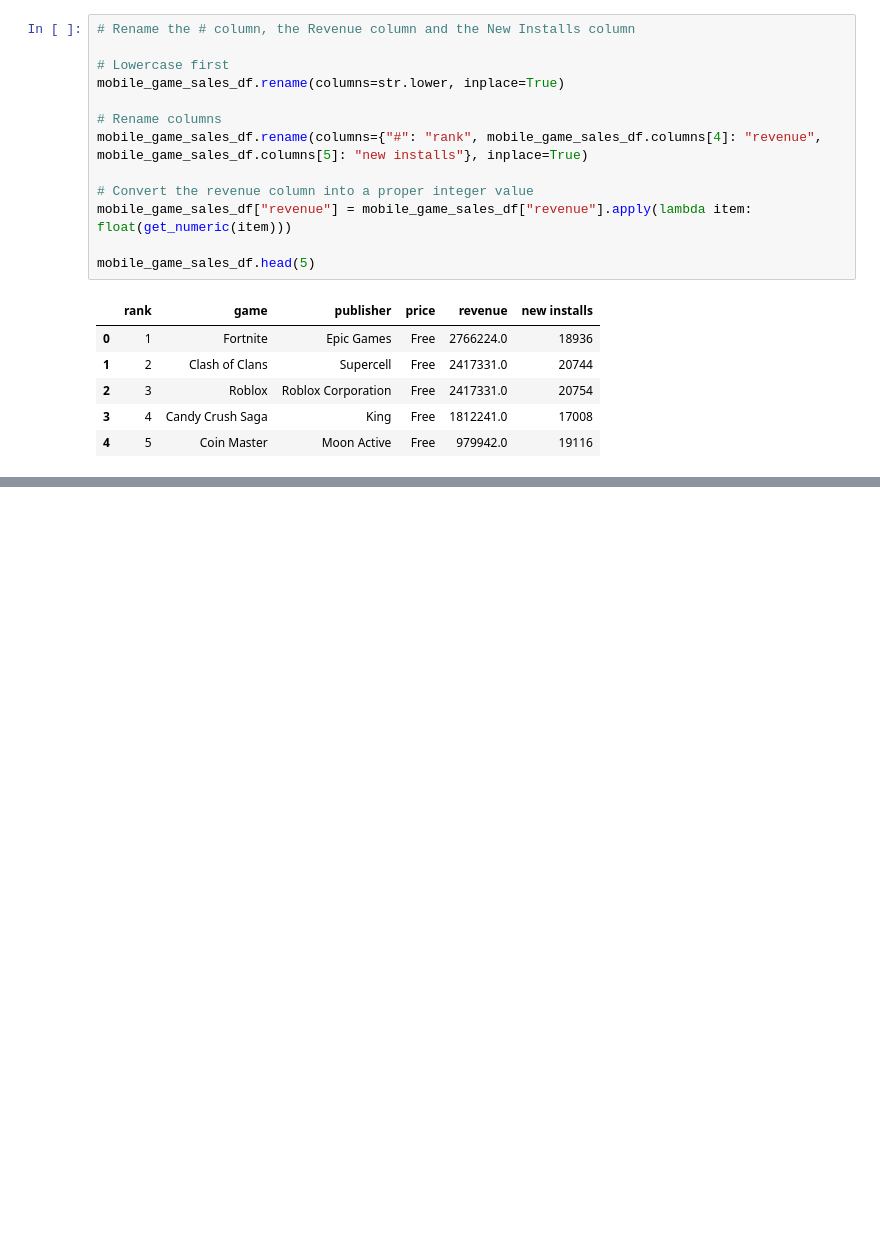
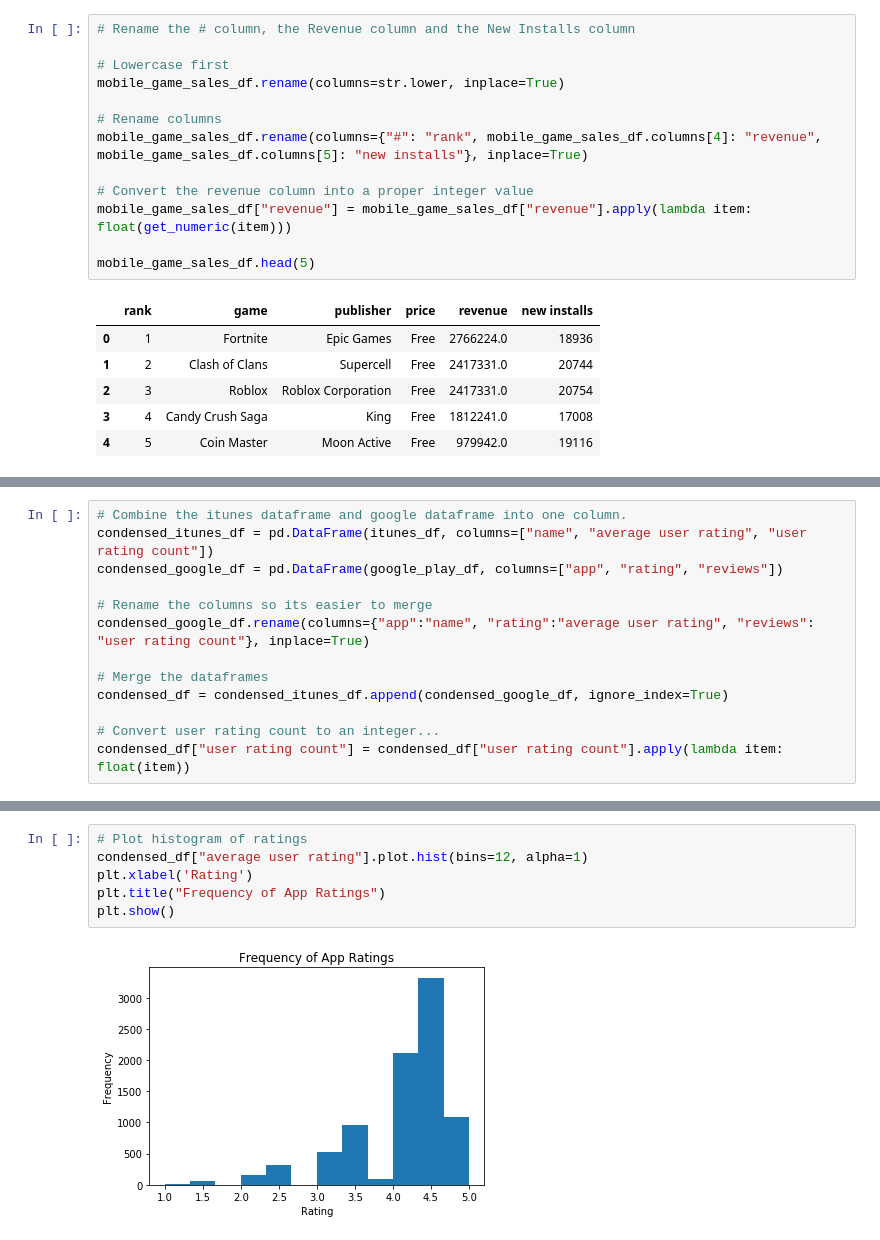
Before and after one commit to morrisq/morrisq.github.io, a Jupyter notebook: Final Project.ipynb, the cells around one changed output, grey strips where cells are left out. Saved outputs shown, nothing was run; the diff lists cells and outputs as text; blank space fills up the shorter version.

```diff
--- a/Final Project.ipynb
+++ b/Final Project.ipynb
@@ -286,0 +313,13 @@ mobile_game_sales_df.head(5)
+# %%
+# Combine the itunes dataframe and google dataframe into one column.
+condensed_itunes_df = pd.DataFrame(itunes_df, columns=["name", "average user rating", "user rating count"])
+condensed_google_df = pd.DataFrame(google_play_df, columns=["app", "rating", "reviews"])
+
+# Rename the columns so its easier to merge
+condensed_google_df.rename(columns={"app":"name", "rating":"average user rating", "reviews": "user rating count"}, inplace=True)
+
+# Merge the dataframes
+condensed_df = condensed_itunes_df.append(condensed_google_df, ignore_index=True)
+
+# Convert user rating count to an integer...
+condensed_df["user rating count"] = condensed_df["user rating count"].apply(lambda item: float(item))
@@ -286,0 +342,8 @@ mobile_game_sales_df.head(5)
+# %%
+# Plot histogram of ratings
+condensed_df["average user rating"].plot.hist(bins=12, alpha=1)
+plt.xlabel('Rating')
+plt.title("Frequency of App Ratings")
+plt.show()
+# %% [output]
+[figure, added]
```
Also changed, not shown: parts of 20 cells of this notebook.
